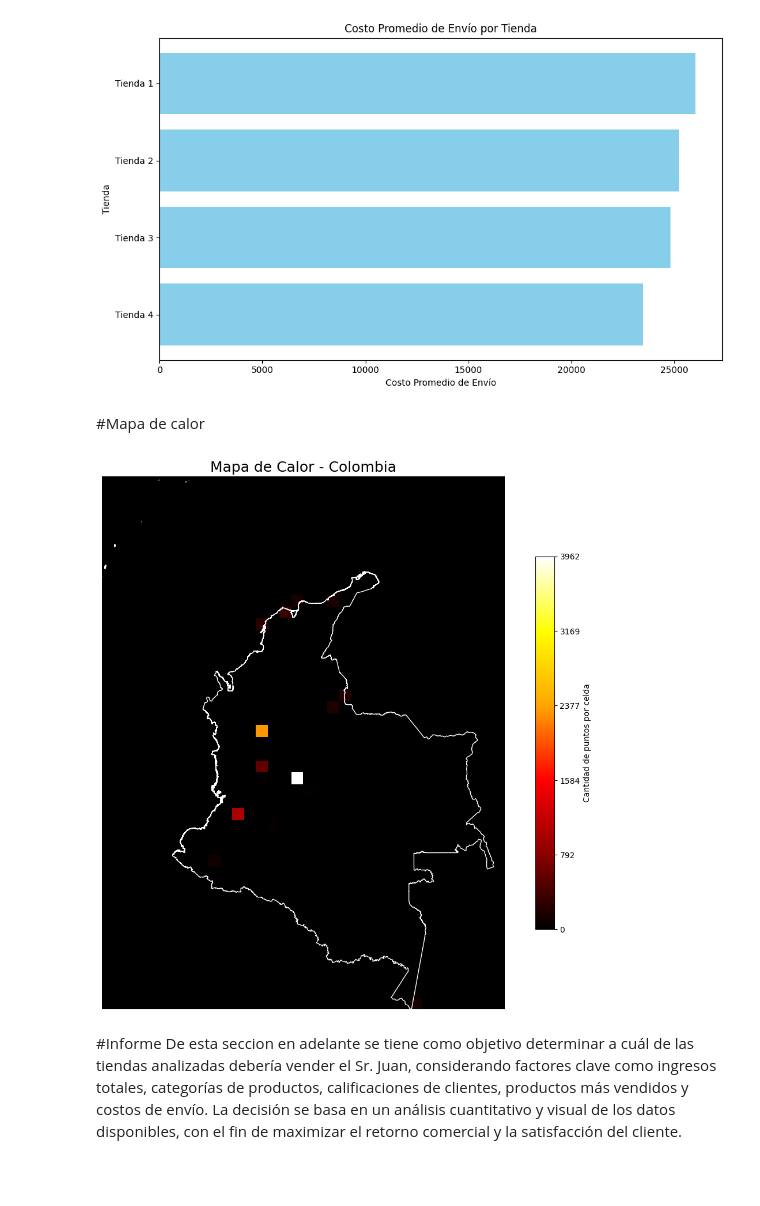
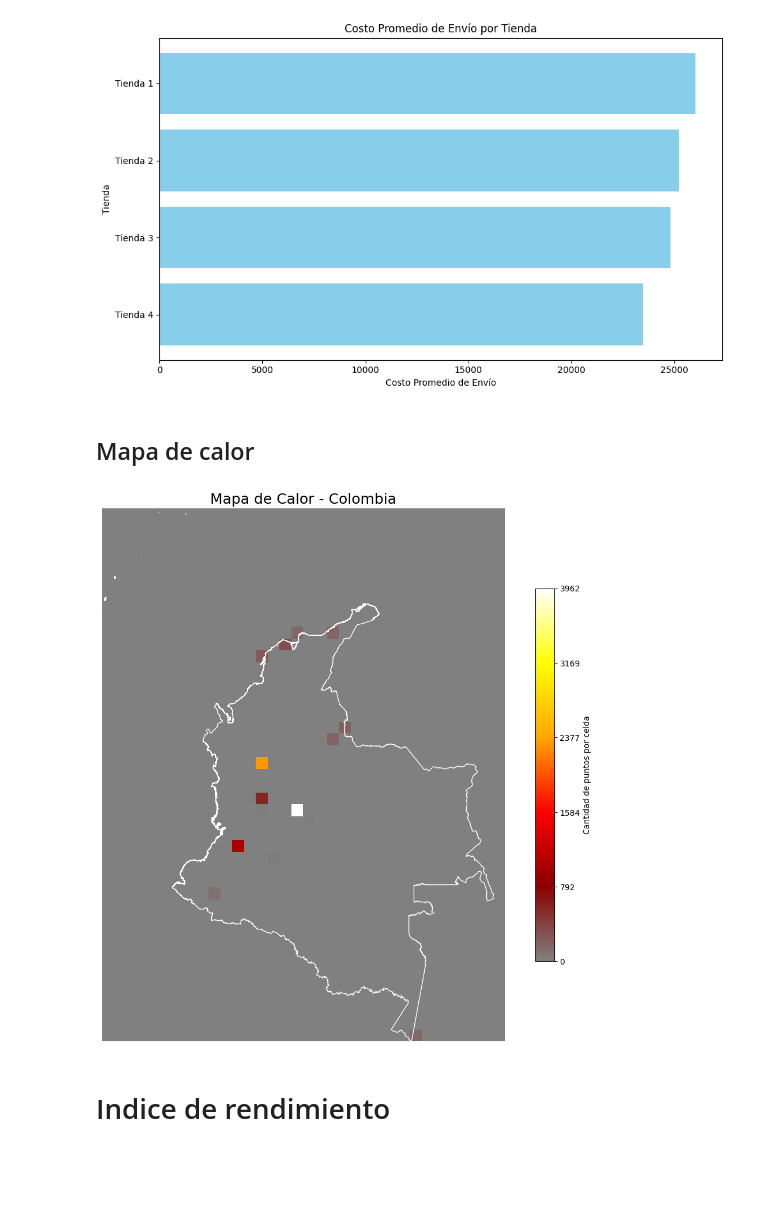
Before and after one commit to NULLPX-a/Alura-challenge-store, a Jupyter notebook: AluraStoreLatam.ipynb, the cells around one changed output. Saved outputs shown, nothing was run; the diff lists cells and outputs as text; code cells hidden in the pictures; blank space fills up the shorter version.

Commit message:
Informe acerca del rendimiento de las tiendas

```diff
--- a/AluraStoreLatam.ipynb
+++ b/AluraStoreLatam.ipynb
@@ -281,7 +288,7 @@ plt.show()
 # %% [output]
 [figure]
 # %% [markdown]
-#Mapa de calor
+## Mapa de calor
 # %%
 import pandas as pd
 import geopandas as gpd
@@ -337,42 +344,39 @@ heatmap, x_edges, y_edges = np.histogram2d(
 
 
 
-colors = ['black', 'darkred', 'red', 'orange', 'yellow', 'white']
+colors = ['grey', 'darkred', 'red', 'orange', 'yellow', 'white']
 cmap = LinearSegmentedColormap.from_list('custom_heat', colors)
 
 vmax = np.max(heatmap)
 
 
 fig, ax = plt.subplots(figsize=(14, 12))
 
 municipios.boundary.plot(ax=ax, color='white', linewidth=1)
 
 img = ax.imshow(
     heatmap.T,
     extent=[x_edges[0], x_edges[-1],
             y_edges[0], y_edges[-1]],
     origin='lower',
     cmap=cmap,
     alpha=1.0,
     vmin=0,
     vmax=vmax
 )
 
 ax.set_title('Mapa de Calor - Colombia', fontsize=18)
 ax.axis('off')
 
 
 ticks = np.linspace(0, vmax, 6, dtype=int)
 
 cbar = plt.colorbar(img, ax=ax, shrink=0.7, ticks=ticks)
 cbar.set_label('Cantidad de puntos por celda')
 cbar.ax.set_yticklabels(list(map(str, ticks)))
 
 plt.show()
 # %% [output]
-[figure, old version]
+[figure, new version]
-# %% [markdown]
-#Informe
-De esta seccion en adelante se tiene como objetivo determinar a cuál de las tiendas analizadas debería vender el Sr. Juan, considerando factores clave como ingresos totales, categorías de productos, calificaciones de clientes, productos más vendidos y costos de envío. La decisión se basa en un análisis cuantitativo y visual de los datos disponibles, con el fin de maximizar el retorno comercial y la satisfacción del cliente.
-# %% [markdown]
-##
+# %% [markdown]
+# Indice de rendimiento
```
Also changed, not shown: parts of 11 cells of this notebook.
